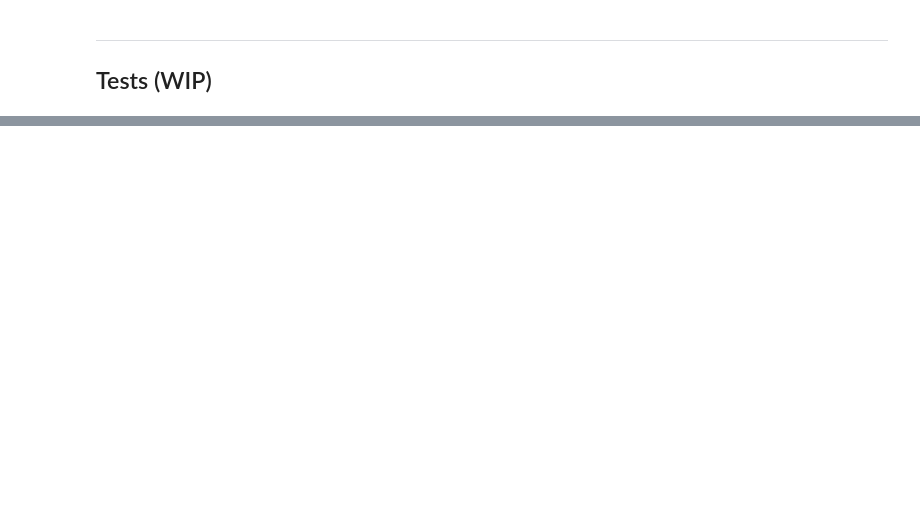
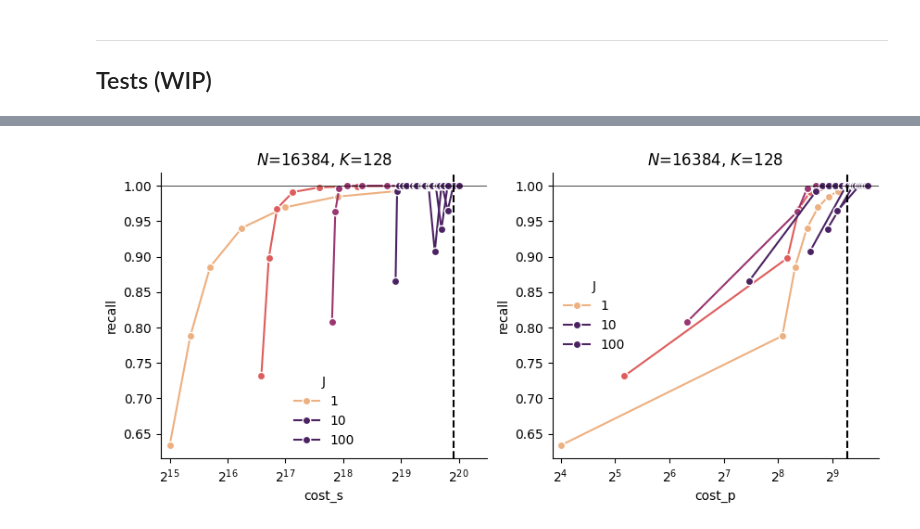
Before and after one commit to graphcore-research/pytorch-approx-topk, a Jupyter notebook: notebooks/20240906-modelling.ipynb, the cells around one changed output, grey strips where cells are left out. Cells and saved outputs as stored; diff of their text form; code cells hidden in the pictures; blank space fills up the shorter version.

```diff
--- a/notebooks/20240906-modelling.ipynb
+++ b/notebooks/20240906-modelling.ipynb
@@ -122,0 +217,15 @@ theirs L=2K  13.375
+# %%
+N, K = 16384, 128
+_, axs = plt.subplots(ncols=2, figsize=(10, 4))
+for cost, ax in zip(["cost_s", "cost_p"], axs):
+    d = df[(df.N==N) & (df.K==K)]
+    exact_cost = float(d[d.algorithm=="exact"][cost].iloc[0])
+    sns.lineplot(data=d, y="recall", x=cost, hue="J", hue_norm=matplotlib.colors.LogNorm(vmax=8),
+                 palette="flare", markers=True, marker="o", markeredgewidth=1, ax=ax)
+    ax.axvline([exact_cost], color="k", ls="--")
+    ax.axhline([1.0], color="k", lw=.5)
+    ax.set_xlim((d[cost].min() * .9, exact_cost * 1.5))
+    ax.set_xscale("log", base=2)
+    ax.set_title(f"$N$={N}, $K$={K}")
+# %% [output]
+[figure, added]
```
Also changed, not shown: parts of 5 cells of this notebook.
